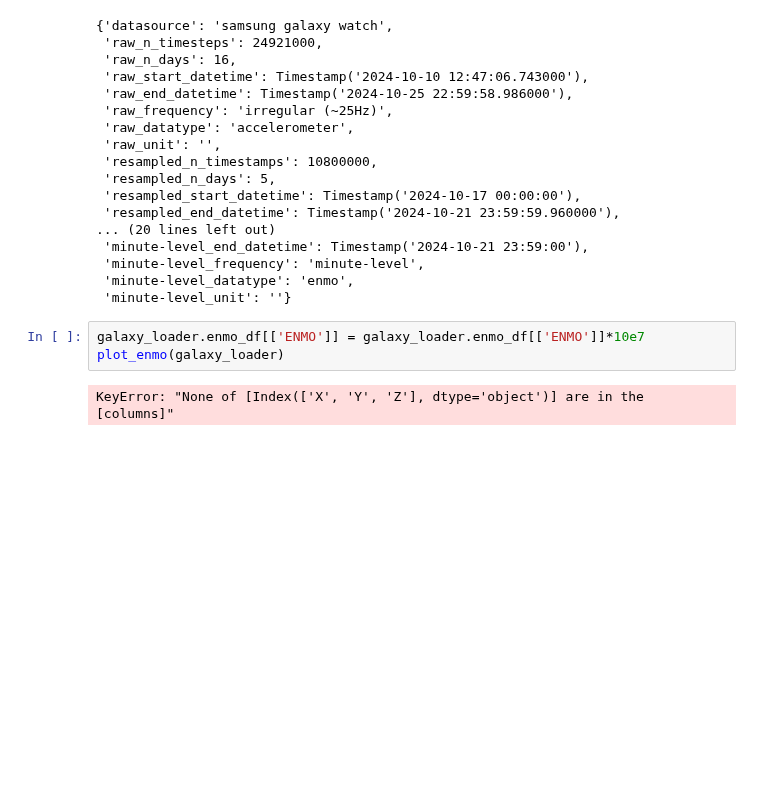
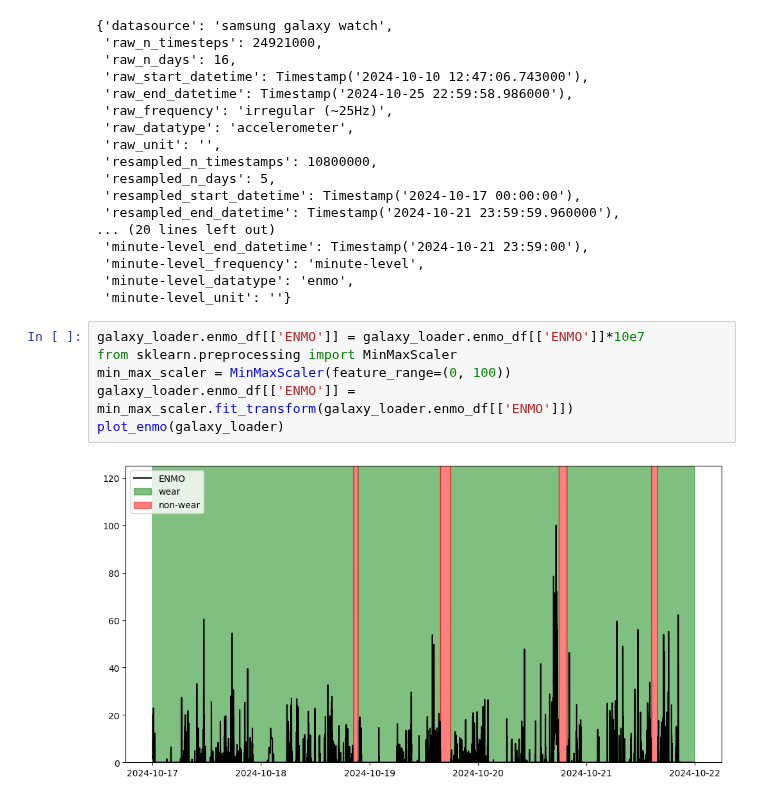
Before and after one commit to ADAMMA-CDHI-ETH-Zurich/CosinorAge, a Jupyter notebook: examples/galaxy_example.ipynb, the cells around one changed output. Cells and saved outputs as stored; diff of their text form; blank space fills up the shorter version.

```diff
--- a/examples/galaxy_example.ipynb
+++ b/examples/galaxy_example.ipynb
@@ -59,9 +59,12 @@ galaxy_loader.get_meta_data()
  'minute-level_unit': ''}
 # %%
 galaxy_loader.enmo_df[['ENMO']] = galaxy_loader.enmo_df[['ENMO']]*10e7
+from sklearn.preprocessing import MinMaxScaler
+min_max_scaler = MinMaxScaler(feature_range=(0, 100))
+galaxy_loader.enmo_df[['ENMO']] = min_max_scaler.fit_transform(galaxy_loader.enmo_df[['ENMO']])
 plot_enmo(galaxy_loader)
 # %% [output]
-KeyError: "None of [Index(['X', 'Y', 'Z'], dtype='object')] are in the [columns]"
+[figure, added]
 # %%
 features = WearableFeatures(galaxy_loader)
 features.run()
```
Also changed, not shown: parts of 5 cells of this notebook, 5 other files.
